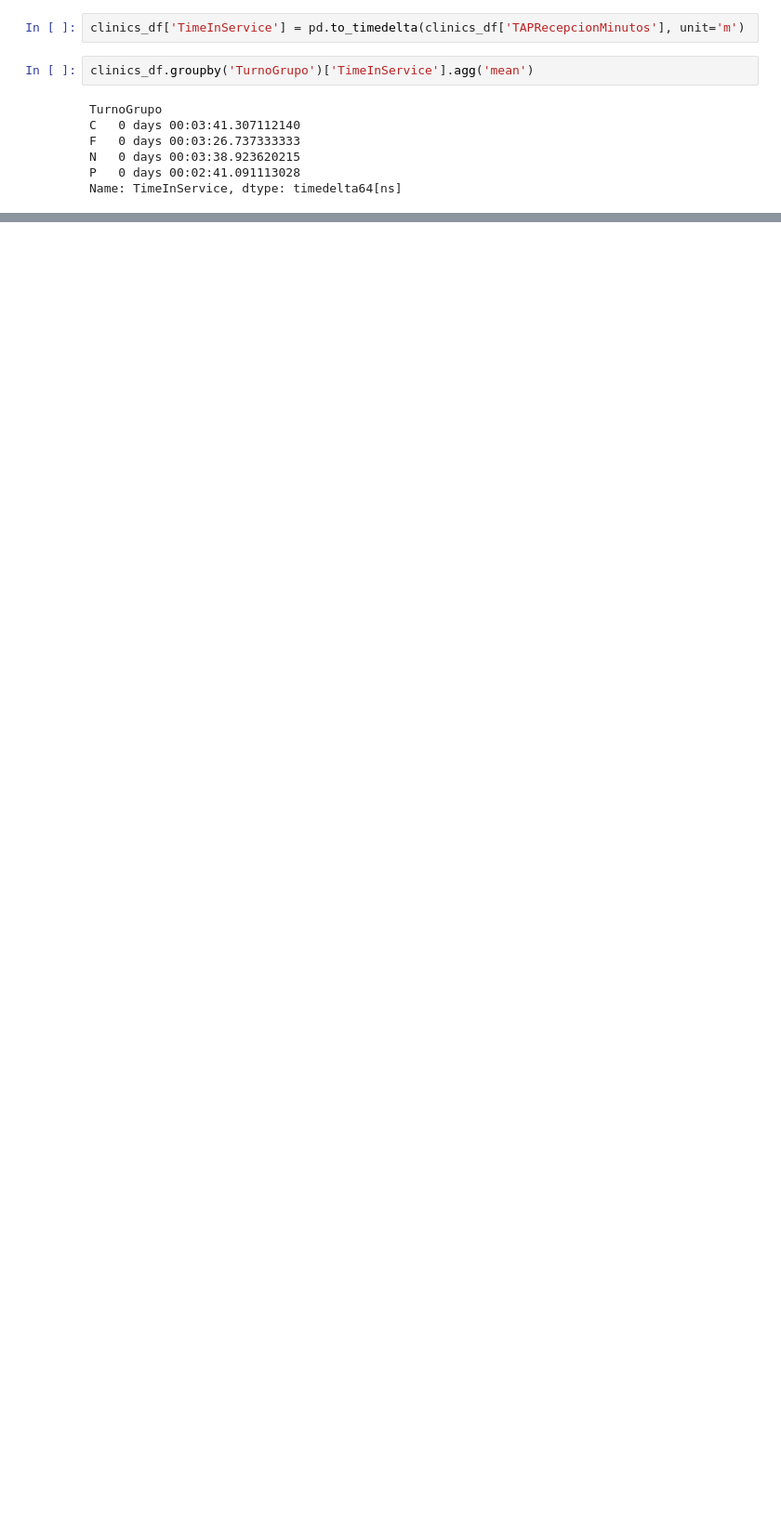
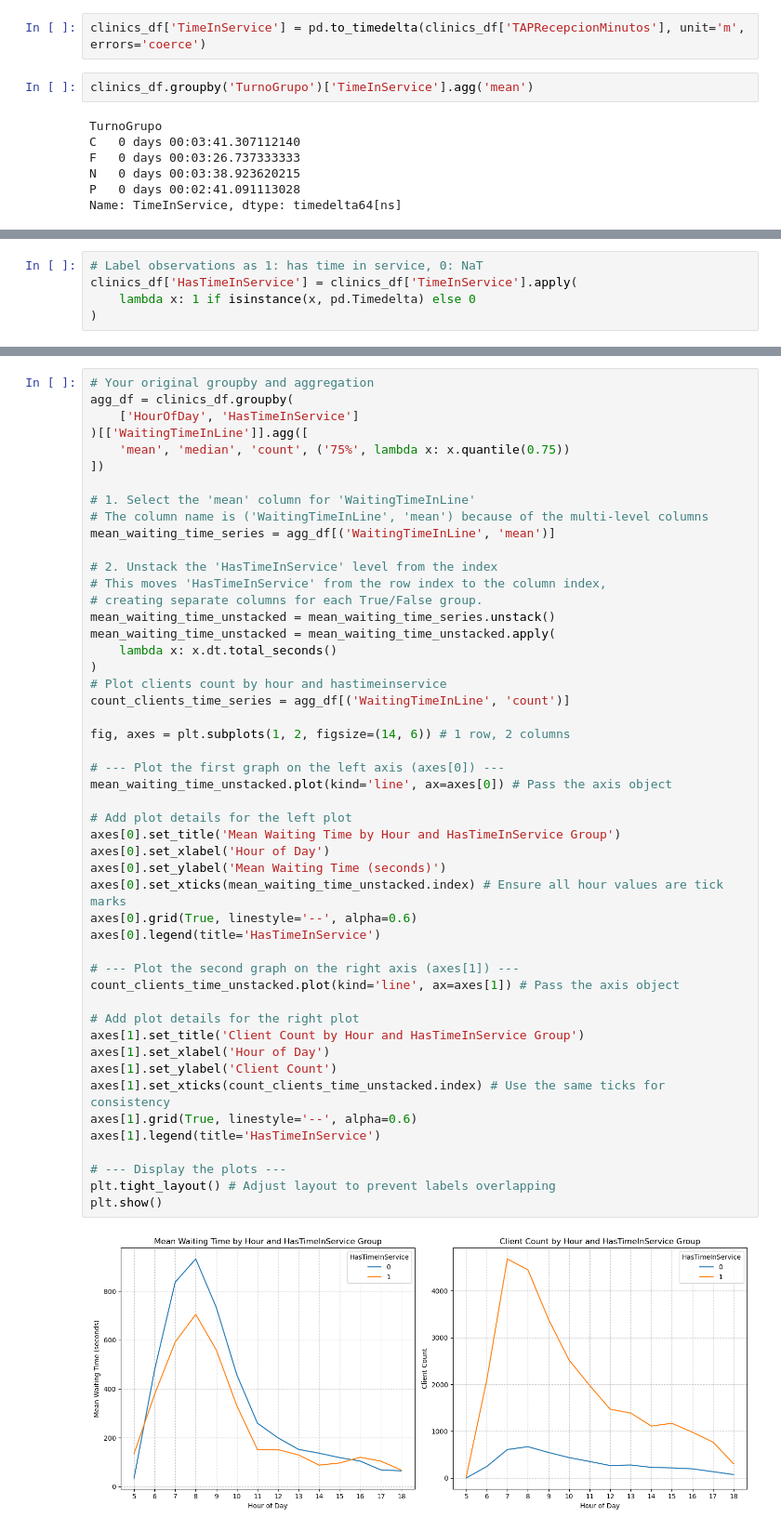
Before and after one commit to LeoCumpli21/health-clinic-optimization, a Jupyter notebook: notebooks/exploratory_analysis_p1.ipynb, the cells around one changed output, grey strips where cells are left out. Shown at 93% size. Saved outputs shown, nothing was run; the diff lists cells and outputs as text; blank space fills up the shorter version.

Commit message:
exploring time in service

```diff
--- a/notebooks/exploratory_analysis_p1.ipynb
+++ b/notebooks/exploratory_analysis_p1.ipynb
@@ -378,7 +379,7 @@ Observamos como a cualquier hora del día hay más clientes tipo N que tipo P. E
 # %% [markdown]
 # Exploración sobre el tiempo de atención en ventanilla
 # %%
-clinics_df['TimeInService'] = pd.to_timedelta(clinics_df['TAPRecepcionMinutos'], unit='m')
+clinics_df['TimeInService'] = pd.to_timedelta(clinics_df['TAPRecepcionMinutos'], unit='m', errors='coerce')
 # %%
 clinics_df.groupby('TurnoGrupo')['TimeInService'].agg('mean')
 # %% [output]
@@ -405,0 +425,5 @@ Name: TAPRecepcionMinutos, Length: 30578, dtype: float64
+# %%
+# Label observations as 1: has time in service, 0: NaT
+clinics_df['HasTimeInService'] = clinics_df['TimeInService'].apply(
+    lambda x: 1 if isinstance(x, pd.Timedelta) else 0
+)
@@ -405,0 +442,51 @@ Name: TAPRecepcionMinutos, Length: 30578, dtype: float64
+# %%
+# Your original groupby and aggregation
+agg_df = clinics_df.groupby(
+    ['HourOfDay', 'HasTimeInService']
+)[['WaitingTimeInLine']].agg([
+    'mean', 'median', 'count', ('75%', lambda x: x.quantile(0.75))
+])
+
+# 1. Select the 'mean' column for 'WaitingTimeInLine'
+# The column name is ('WaitingTimeInLine', 'mean') because of the multi-level columns
+mean_waiting_time_series = agg_df[('WaitingTimeInLine', 'mean')]
+
+# 2. Unstack the 'HasTimeInService' level from the index
+# This moves 'HasTimeInService' from the row index to the column index,
+# creating separate columns for each True/False group.
+mean_waiting_time_unstacked = mean_waiting_time_series.unstack()
+mean_waiting_time_unstacked = mean_waiting_time_unstacked.apply(
+    lambda x: x.dt.total_seconds()
+)
+# Plot clients count by hour and hastimeinservice
+count_clients_time_series = agg_df[('WaitingTimeInLine', 'count')]
+
+fig, axes = plt.subplots(1, 2, figsize=(14, 6)) # 1 row, 2 columns
+
+# --- Plot the first graph on the left axis (axes[0]) ---
+mean_waiting_time_unstacked.plot(kind='line', ax=axes[0]) # Pass the axis object
+
+# Add plot details for the left plot
+axes[0].set_title('Mean Waiting Time by Hour and HasTimeInService Group')
+axes[0].set_xlabel('Hour of Day')
+axes[0].set_ylabel('Mean Waiting Time (seconds)')
+axes[0].set_xticks(mean_waiting_time_unstacked.index) # Ensure all hour values are tick marks
+axes[0].grid(True, linestyle='--', alpha=0.6)
+axes[0].legend(title='HasTimeInService')
+
+# --- Plot the second graph on the right axis (axes[1]) ---
+count_clients_time_unstacked.plot(kind='line', ax=axes[1]) # Pass the axis object
+
+# Add plot details for the right plot
+axes[1].set_title('Client Count by Hour and HasTimeInService Group')
+axes[1].set_xlabel('Hour of Day')
+axes[1].set_ylabel('Client Count')
+axes[1].set_xticks(count_clients_time_unstacked.index) # Use the same ticks for consistency
+axes[1].grid(True, linestyle='--', alpha=0.6)
+axes[1].legend(title='HasTimeInService')
+
+# --- Display the plots ---
+plt.tight_layout() # Adjust layout to prevent labels overlapping
+plt.show()
+# %% [output]
+[figure, added]
```
Also changed, not shown: parts of 13 cells of this notebook.
